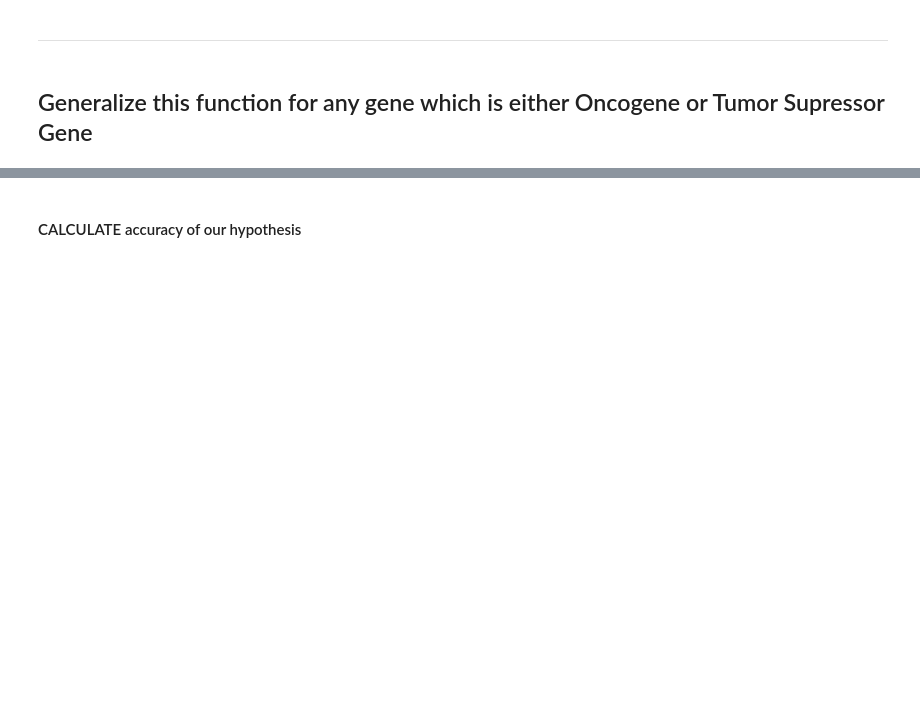
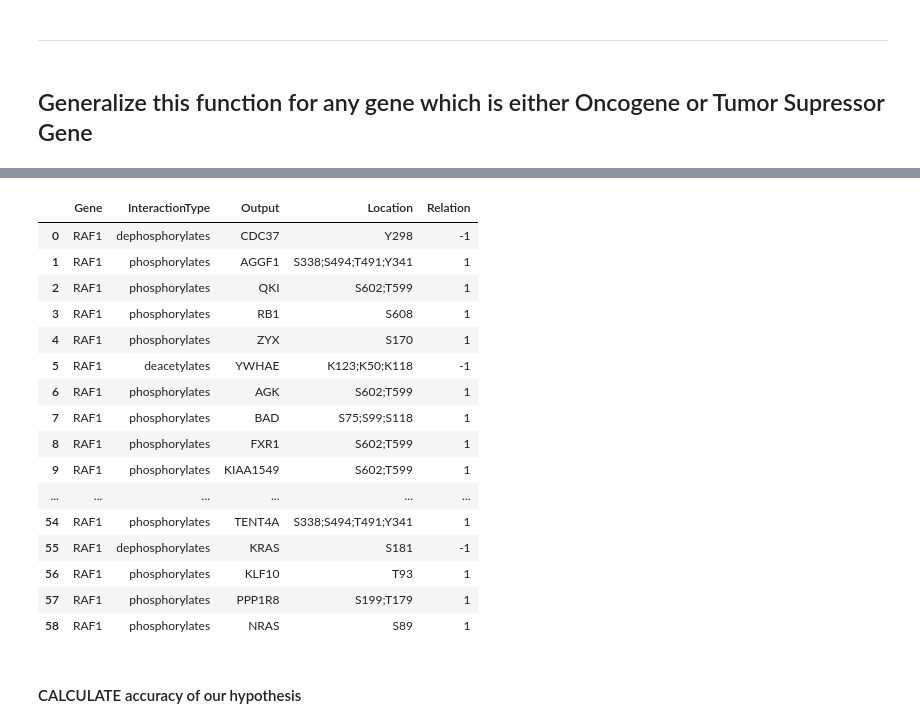
Before and after one commit to KisanThapa/GeneMutationClassification, a Jupyter notebook: notebook.ipynb, the cells around one changed output, grey strips where cells are left out. Drawn from its saved outputs; the diff is of its cells as text; code cells hidden in the pictures; blank space fills up the shorter version.

```diff
--- a/notebook.ipynb
+++ b/notebook.ipynb
@@ -712,3 +785,27 @@ output.to_csv(file_name, index=False)
+# %%
+# coding InteractionType with numbers
+raf1_down_nodes['Relation'] = 0
+raf1_down_nodes['Relation'] = raf1_down_nodes['InteractionType'].apply(lambda x: 1 if str(
+    x) == 'phosphorylates' or str(x) == 'acetylates' or str(x) == 'methylates' else -1)
+raf1_down_nodes
+# %% [output]
+|  | Gene | InteractionType | Output | Location | Relation |
+| 0 | RAF1 | dephosphorylates | CDC37 | Y298 | -1 |
+| 1 | RAF1 | phosphorylates | AGGF1 | S338;S494;T491;Y341 | 1 |
+| 2 | RAF1 | phosphorylates | QKI | S602;T599 | 1 |
+| 3 | RAF1 | phosphorylates | RB1 | S608 | 1 |
+| 4 | RAF1 | phosphorylates | ZYX | S170 | 1 |
+| 5 | RAF1 | deacetylates | YWHAE | K123;K50;K118 | -1 |
+| 6 | RAF1 | phosphorylates | AGK | S602;T599 | 1 |
+| 7 | RAF1 | phosphorylates | BAD | S75;S99;S118 | 1 |
+| 8 | RAF1 | phosphorylates | FXR1 | S602;T599 | 1 |
+| 9 | RAF1 | phosphorylates | KIAA1549 | S602;T599 | 1 |
+| ... | ... | ... | ... | ... | ... |
+| 54 | RAF1 | phosphorylates | TENT4A | S338;S494;T491;Y341 | 1 |
+| 55 | RAF1 | dephosphorylates | KRAS | S181 | -1 |
+| 56 | RAF1 | phosphorylates | KLF10 | T93 | 1 |
+| 57 | RAF1 | phosphorylates | PPP1R8 | S199;T179 | 1 |
+| 58 | RAF1 | phosphorylates | NRAS | S89 | 1 |
 # %% [markdown]
 #### CALCULATE accuracy of our hypothesis
 # %%
```
Also changed, not shown: parts of 10 cells of this notebook, 2 other files.
